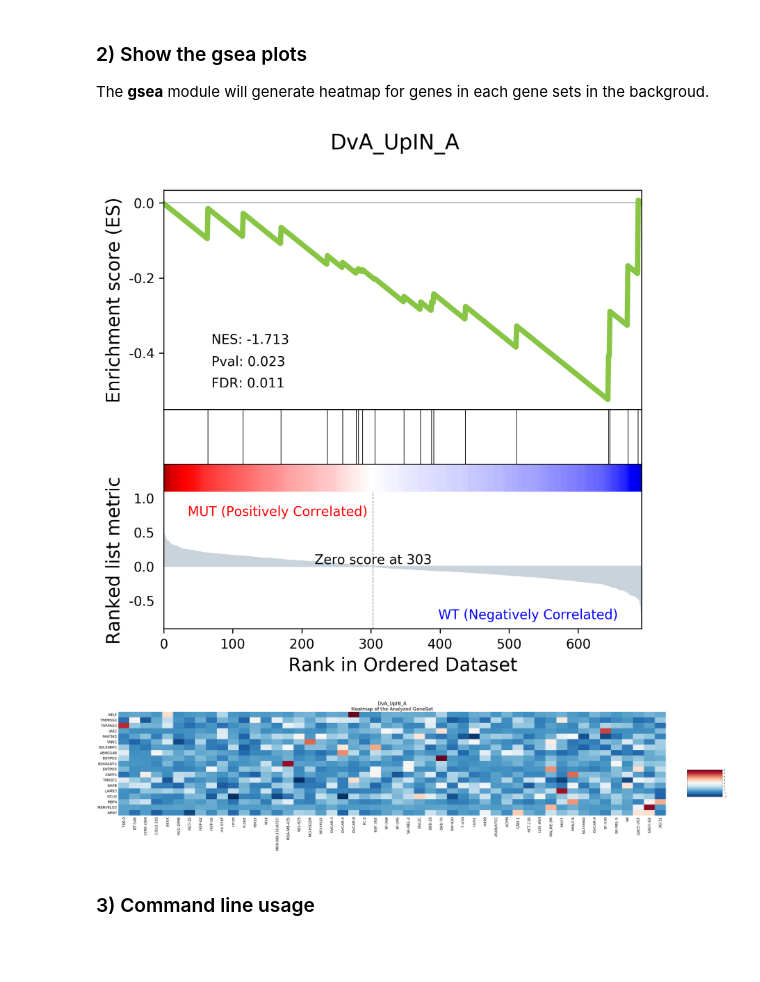
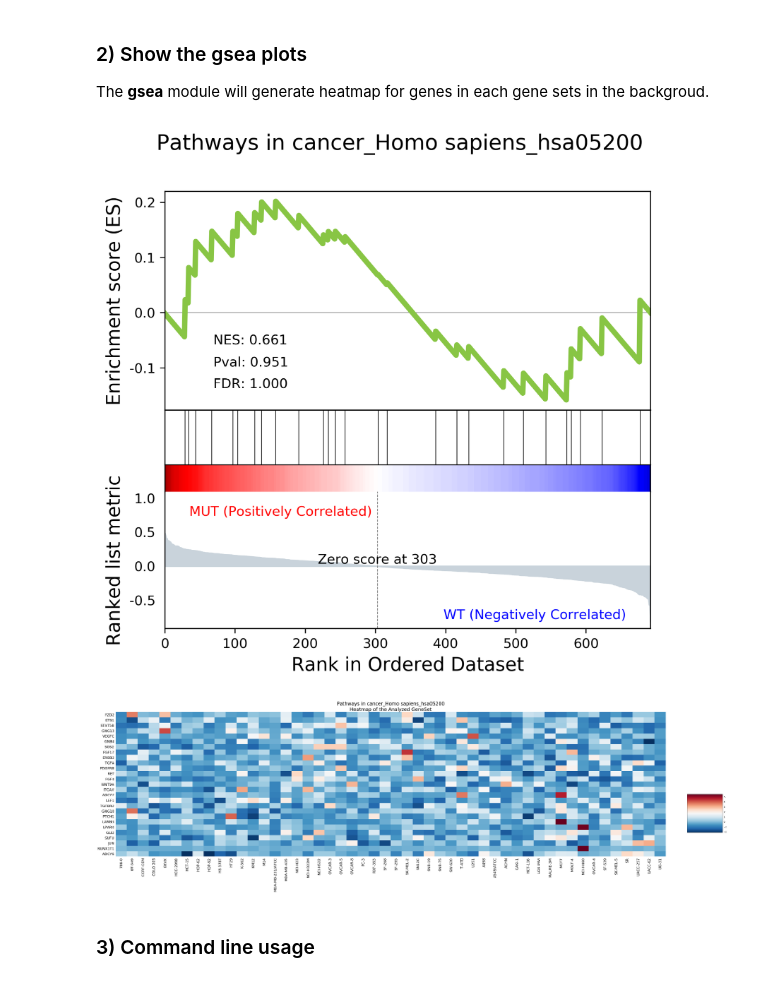
Before and after one commit to zqfang/GSEApy, a Jupyter notebook: docs/gseapy_example.ipynb, the cells around one changed output. Drawn from its saved outputs; the diff is of its cells as text; code cells hidden in the pictures; blank space fills up the shorter version.

```diff
--- a/docs/gseapy_example.ipynb
+++ b/docs/gseapy_example.ipynb
@@ -215,14 +221,14 @@ The **gsea** module will generate heatmap for genes in each gene sets in the bac
 from IPython.display import Image
 
 #erich plot
-Image("./gsea_reprot/DvA_UpIN_A.gsea.png",width=650, height=600)
+Image("./gsea_report/Pathways in cancer_Homo sapiens_hsa05200.gsea.png",width=650, height=600)
 # %% [output]
-[figure, old version]
+[figure, new version]
 # %%
 #corresponding heatmap
-Image("./gsea_reprot/DvA_UpIN_A.heatmap.png")
+Image("./gsea_report/Pathways in cancer_Homo sapiens_hsa05200.heatmap.png")
 # %% [output]
-[figure, old version]
+[figure, new version]
 # %% [markdown]
 ### 3) Command line usage
 # %% [markdown]
```
Also changed, not shown: parts of 11 cells of this notebook, 5 other files.
